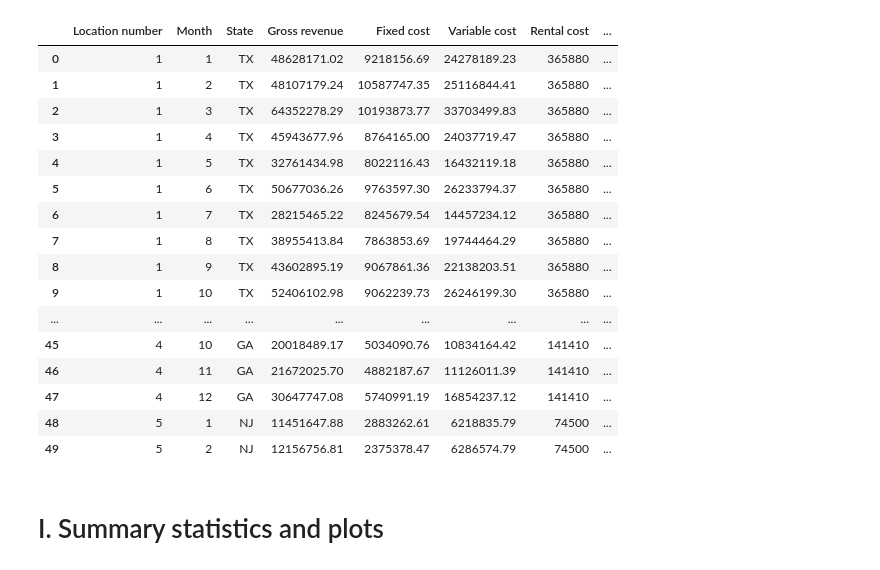
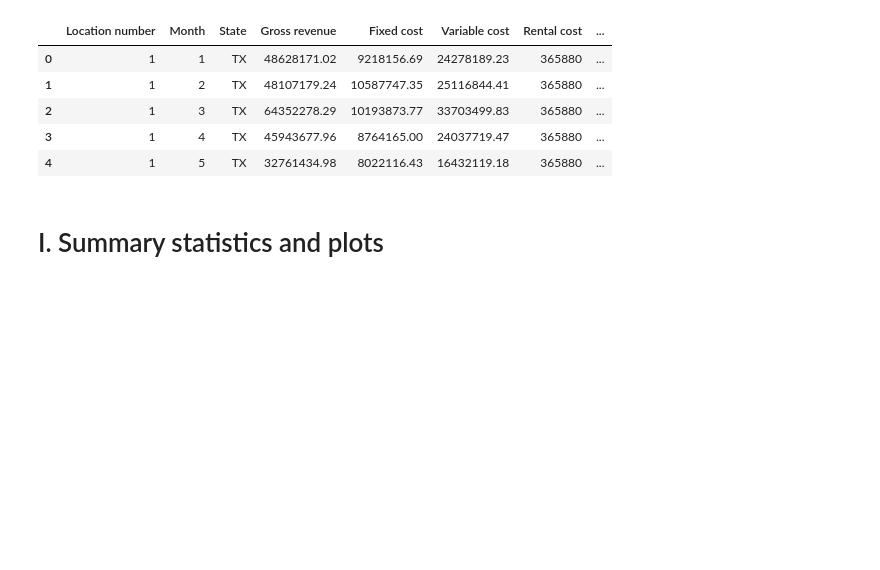
Before and after one commit to saahilshangle/ds-retail-analysis, a Jupyter notebook: Performance Analysis.ipynb, the cells around one changed output. Saved outputs shown, nothing was run; the diff lists cells and outputs as text; code cells hidden in the pictures; blank space fills up the shorter version.

```diff
--- a/Performance Analysis.ipynb
+++ b/Performance Analysis.ipynb
@@ -23,25 +23,14 @@ import seaborn as sns
 # %%
 # Import retail stores dataset
 retail = pd.read_csv('summer_internship_takehome.csv')
-retail.head(50)
+retail.head()
 # %% [output]
 |  | Location number | Month | State | Gross revenue | Fixed cost | Variable cost | Rental cost | ... |
 | 0 | 1 | 1 | TX | 48628171.02 | 9218156.69 | 24278189.23 | 365880 | ... |
 | 1 | 1 | 2 | TX | 48107179.24 | 10587747.35 | 25116844.41 | 365880 | ... |
 | 2 | 1 | 3 | TX | 64352278.29 | 10193873.77 | 33703499.83 | 365880 | ... |
 | 3 | 1 | 4 | TX | 45943677.96 | 8764165.00 | 24037719.47 | 365880 | ... |
 | 4 | 1 | 5 | TX | 32761434.98 | 8022116.43 | 16432119.18 | 365880 | ... |
-| 5 | 1 | 6 | TX | 50677036.26 | 9763597.30 | 26233794.37 | 365880 | ... |
-| 6 | 1 | 7 | TX | 28215465.22 | 8245679.54 | 14457234.12 | 365880 | ... |
-| 7 | 1 | 8 | TX | 38955413.84 | 7863853.69 | 19744464.29 | 365880 | ... |
-| 8 | 1 | 9 | TX | 43602895.19 | 9067861.36 | 22138203.51 | 365880 | ... |
-| 9 | 1 | 10 | TX | 52406102.98 | 9062239.73 | 26246199.30 | 365880 | ... |
-| ... | ... | ... | ... | ... | ... | ... | ... | ... |
-| 45 | 4 | 10 | GA | 20018489.17 | 5034090.76 | 10834164.42 | 141410 | ... |
-| 46 | 4 | 11 | GA | 21672025.70 | 4882187.67 | 11126011.39 | 141410 | ... |
-| 47 | 4 | 12 | GA | 30647747.08 | 5740991.19 | 16854237.12 | 141410 | ... |
-| 48 | 5 | 1 | NJ | 11451647.88 | 2883262.61 | 6218835.79 | 74500 | ... |
-| 49 | 5 | 2 | NJ | 12156756.81 | 2375378.47 | 6286574.79 | 74500 | ... |
 # %% [markdown]
 # I. Summary statistics and plots
 # %%
```
Also changed, not shown: parts of 4 cells of this notebook.
